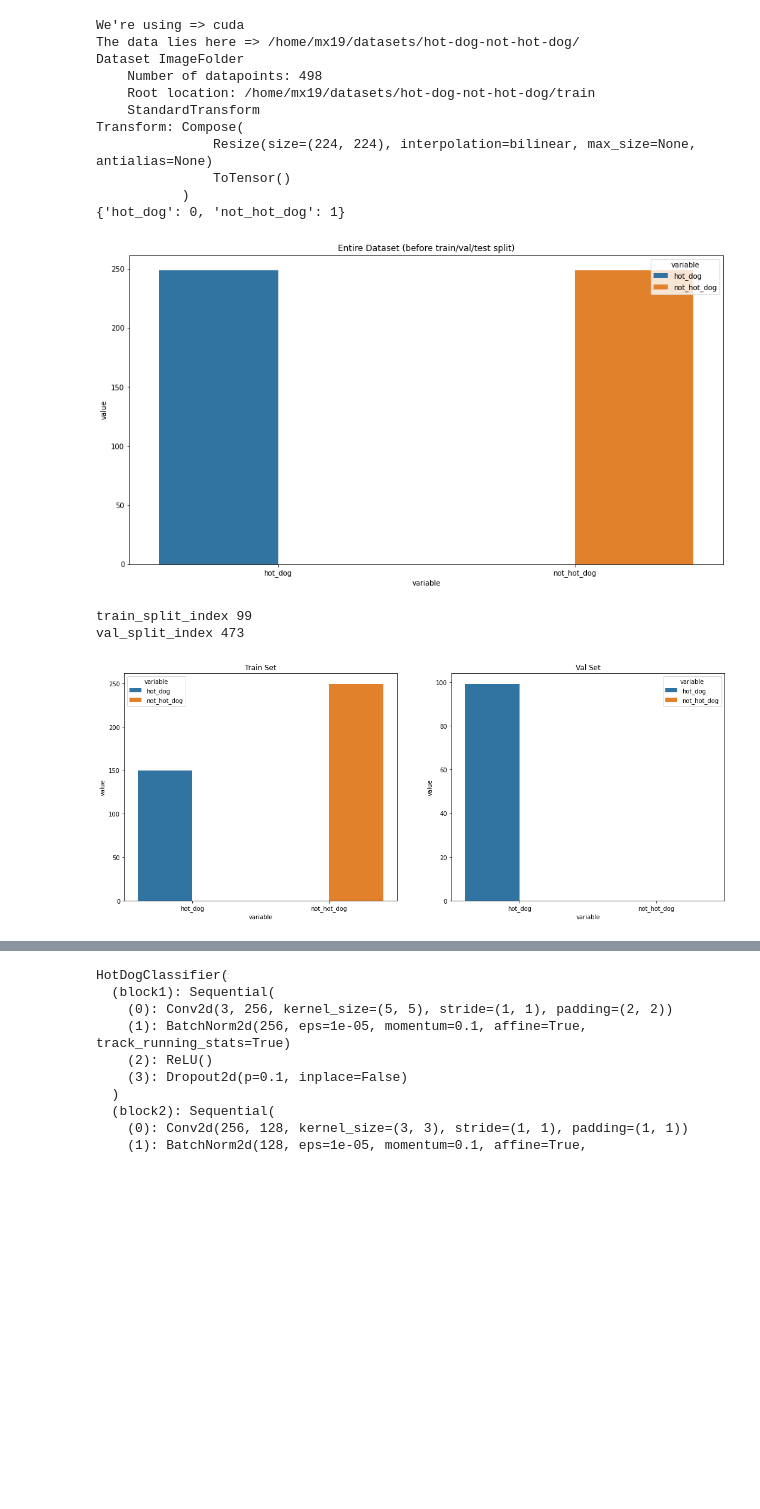
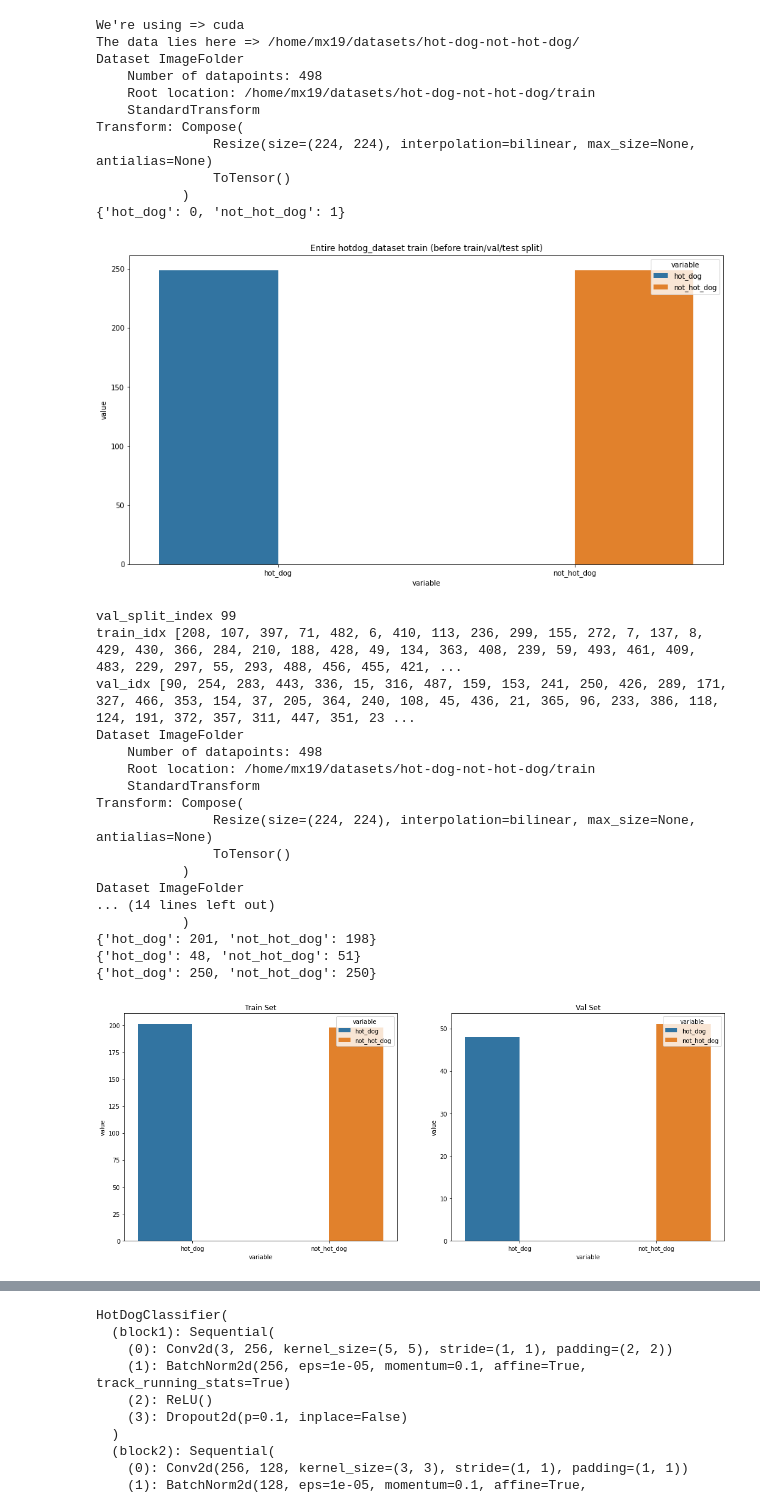
Before and after one commit to mxochicale/code, a Jupyter notebook: pytorch/examples/binary_image_classification/Binary_Image_Classification.ipynb, the cells around one changed output, grey strips where cells are left out. Saved outputs shown, nothing was run; the diff lists cells and outputs as text; code cells hidden in the pictures; blank space fills up the shorter version.

```diff
--- a/pytorch/examples/binary_image_classification/Binary_Image_Classification.ipynb
+++ b/pytorch/examples/binary_image_classification/Binary_Image_Classification.ipynb
@@ -54,7 +53,7 @@ Transform: Compose(
 {'hot_dog': 0, 'not_hot_dog': 1}
 # %%
 idx2class = {v: k for k, v in hotdog_dataset.class_to_idx.items()}
-
+##print(idx2class) #{0: 'hot_dog', 1: 'not_hot_dog'}
 def get_class_distribution(dataset_obj):
     count_dict = {k:0 for k,v in dataset_obj.class_to_idx.items()}
     for _, label_id in dataset_obj:
@@ -67,70 +66,99 @@ def plot_from_dict(dict_obj, plot_title, **kwargs):
     return sns.barplot(data = pd.DataFrame.from_dict([dict_obj]).melt(), x = "variable", y="value", hue="variable", **kwargs).set_title(plot_title)
 
 
+##print(get_class_distribution(hotdog_dataset)) #{'hot_dog': 249, 'not_hot_dog': 249}
+
 plt.figure(figsize=(15,8))
-plot_from_dict(get_class_distribution(hotdog_dataset), plot_title="Entire Dataset (before train/val/test split)")
+plot_from_dict(get_class_distribution(hotdog_dataset), plot_title="Entire hotdog_dataset train (before train/val/test split)")
 plt.show()
 # %% [output]
-[figure, old version]
+[figure, new version]
 # %%
 ###########################
 ##### TEST
 
-##Now that we’re done with train and val data, let’s load our test dataset.
+##Load our test dataset.
 
 hotdog_dataset_size = len(hotdog_dataset)
 hotdog_dataset_indices = list(range(hotdog_dataset_size))
-train_split_index = int(np.floor(0.2 * hotdog_dataset_size))
-val_split_index = int(np.floor(0.95 * hotdog_dataset_size))
-print(f'train_split_index {train_split_index}')
+#print(hotdog_dataset_size) # 498
+#print(hotdog_dataset_indices) # [0, 1, 2, 3 ...... 495, 496, 497]
+
+np.random.shuffle(hotdog_dataset_indices)
+
+# train_split_index = int(np.floor(0.03 * hotdog_dataset_size))
+# val_split_index = int(np.floor(0.97 * hotdog_dataset_size))
+val_split_index = int(np.floor(0.2 * hotdog_dataset_size))
+#print(f'train_split_index {train_split_index}')
 print(f'val_split_index {val_split_index}')
 
-train_idx = hotdog_dataset_indices[train_split_index:]
-val_idx = hotdog_dataset_indices[:train_split_index]
+train_idx = hotdog_dataset_indices[val_split_index:]
+val_idx = hotdog_dataset_indices[:val_split_index]
+print(f'train_idx {train_idx}') # [train_split_index ...  hotdog_dataset_size]
+print(f'val_idx {val_idx}') # [0... val_split_index]
+
 train_sampler = SubsetRandomSampler(train_idx)
 val_sampler = SubsetRandomSampler(val_idx)
-#print(f'train_idx {train_idx}')
-#print(f'val_idx {val_idx}')
+
+
+train_loader = DataLoader(dataset=hotdog_dataset, shuffle=False, batch_size=8, sampler=train_sampler)
+val_loader = DataLoader(dataset=hotdog_dataset, shuffle=False, batch_size=1, sampler=val_sampler)
+
+
+print(train_loader.dataset)
+print(val_loader.dataset)
+
 
 
 hotdog_dataset_test = datasets.ImageFolder(root = root_dir + "test",
                                             transform = image_transforms["test"]
                                            )
+test_loader = DataLoader(dataset=hotdog_dataset_test, shuffle=False, batch_size=1)
+print(f'hotdog_dataset_test: {hotdog_dataset_test}')
 
-train_loader = DataLoader(dataset=hotdog_dataset, shuffle=False, batch_size=8, sampler=train_sampler)
-val_loader = DataLoader(dataset=hotdog_dataset, shuffle=False, batch_size=1, sampler=val_sampler)
-test_loader = DataLoader(dataset=hotdog_dataset_test, shuffle=False, batch_size=1)
-#print(hotdog_dataset_test)
-#print(train_loader.dataset)
-#print(val_loader.dataset)
 
 def get_class_distribution_loaders(dataloader_obj, dataset_obj):
     count_dict = {k:0 for k,v in dataset_obj.class_to_idx.items()}
     if dataloader_obj.batch_size == 1:
         for _,label_id in dataloader_obj:
             y_idx = label_id.item()
             y_lbl = idx2class[y_idx]
             count_dict[str(y_lbl)] += 1
     else:
         for _,label_id in dataloader_obj:
             for idx in label_id:
                 y_idx = idx.item()
                 y_lbl = idx2class[y_idx]
                 count_dict[str(y_lbl)] += 1
     return count_dict
 
 
-#print(get_class_distribution_loaders(train_loader, hotdog_dataset))
-#print(get_class_distribution_loaders(val_loader, hotdog_dataset))
-#print(get_class_distribution_loaders(test_loader, hotdog_dataset))
+print(get_class_distribution_loaders(train_loader, hotdog_dataset))
+print(get_class_distribution_loaders(val_loader, hotdog_dataset))
+print(get_class_distribution_loaders(test_loader, hotdog_dataset))
 
 fig, axes = plt.subplots(nrows=1, ncols=2, figsize=(18,7))
 plot_from_dict(get_class_distribution_loaders(train_loader, hotdog_dataset), plot_title="Train Set", ax=axes[0])
 plot_from_dict(get_class_distribution_loaders(val_loader, hotdog_dataset), plot_title="Val Set", ax=axes[1])
 plt.show()
 # %% [output]
-train_split_index 99
-val_split_index 473
+val_split_index 99
+train_idx [208, 107, 397, 71, 482, 6, 410, 113, 236, 299, 155, 272, 7, 137, 8, 429, 430, 366, 284, 210, 188, 428, 49, 134, 363, 408, 239, 59, 493, 461, 409, 483, 229, 297, 55, 293, 488, 456, 455, 421, ...
+val_idx [90, 254, 283, 443, 336, 15, 316, 487, 159, 153, 241, 250, 426, 289, 171, 327, 466, 353, 154, 37, 205, 364, 240, 108, 45, 436, 21, 365, 96, 233, 386, 118, 124, 191, 372, 357, 311, 447, 351, 23 ...
+Dataset ImageFolder
+    Number of datapoints: 498
+    Root location: /home/mx19/datasets/hot-dog-not-hot-dog/train
+    StandardTransform
+Transform: Compose(
+               Resize(size=(224, 224), interpolation=bilinear, max_size=None, antialias=None)
+               ToTensor()
+           )
+Dataset ImageFolder
+... (14 lines left out)
+           )
+{'hot_dog': 201, 'not_hot_dog': 198}
+{'hot_dog': 48, 'not_hot_dog': 51}
+{'hot_dog': 250, 'not_hot_dog': 250}
-[figure, old version]
+[figure, new version]
 # %%
 single_batch = next(iter(train_loader))
```
Also changed, not shown: parts of 8 cells of this notebook, 4 other files.
